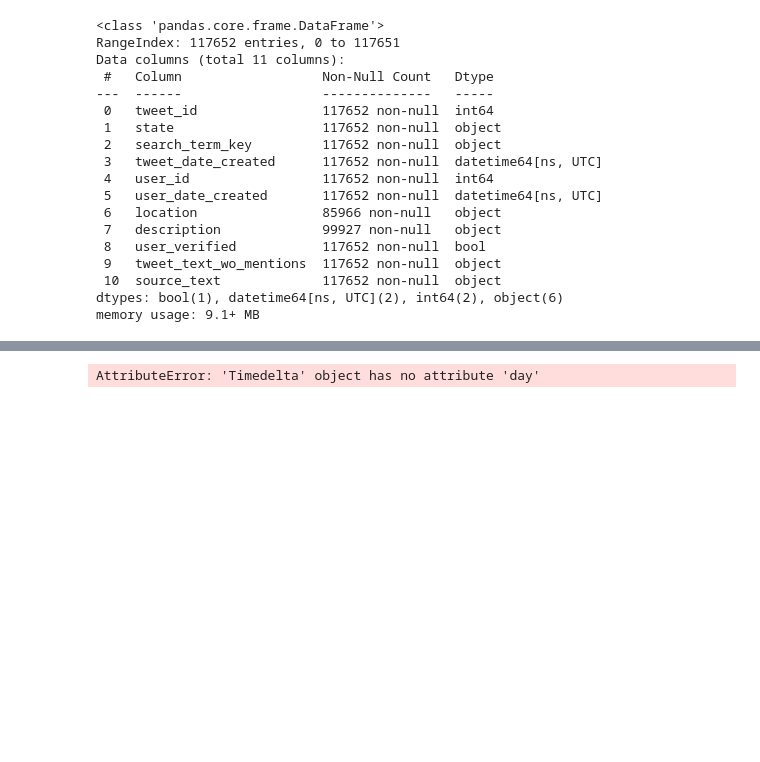
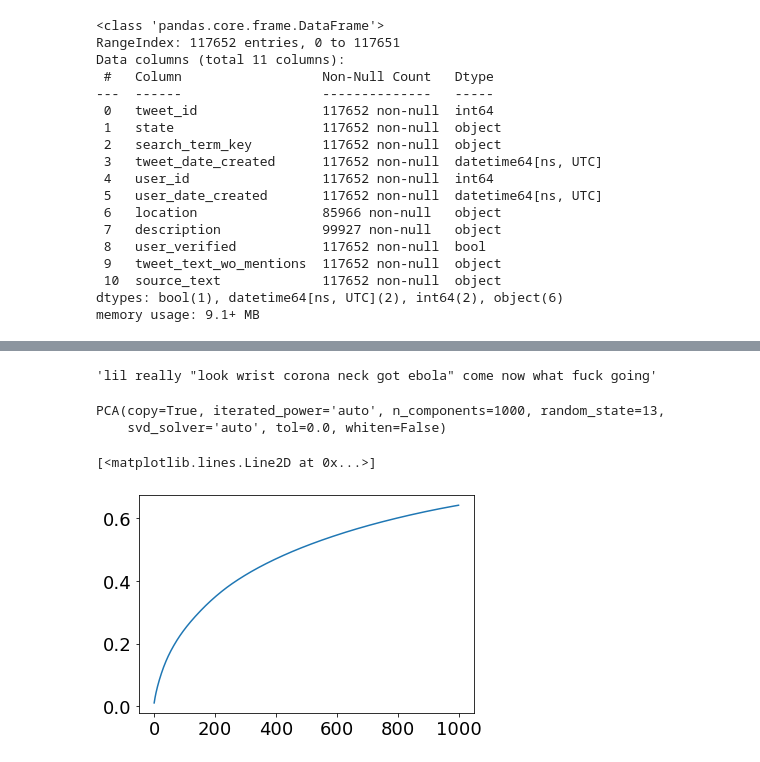
Before and after one commit to connorslagle/micro-blog-demo-targeting, a Jupyter notebook: notebooks/Untitled.ipynb, the cells around one changed output, grey strips where cells are left out. Cells and saved outputs as stored; diff of their text form; code cells hidden in the pictures; blank space fills up the shorter version.

```diff
--- a/notebooks/Untitled.ipynb
+++ b/notebooks/Untitled.ipynb
@@ -46,0 +345,8 @@ acount_age = df['tweet_date_created'] - df['user_date_created']
+# %%
+from nltk.stem import WordNetLemmatizer
+
+lem = WordNetLemmatizer()
+# %%
+import nltk
+nltk.download('wordnet')
+lemmed_tweets = [' '.join([lem.lemmatize(w) for w in tweet.split(' ')]) for tweet in cleaned]
@@ -47,4 +356,16 @@ acount_age = df['tweet_date_created'] - df['user_date_created']
 # %%
-acount_age[0].
+lemmed_tweets[0]
 # %% [output]
-AttributeError: 'Timedelta' object has no attribute 'day'
+'lil really "look wrist corona neck got ebola" come now what fuck going'
+# %%
+X_tweet_lem = vectorizer.fit_transform(lemmed_tweets)
+# %%
+pca.fit(X_tweet_lem.todense())
+# %% [output]
+PCA(copy=True, iterated_power='auto', n_components=1000, random_state=13,
+    svd_solver='auto', tol=0.0, whiten=False)
+# %%
+plt.plot(np.linspace(0,1000,1000),np.cumsum(pca.explained_variance_ratio_))
+# %% [output]
+[<matplotlib.lines.Line2D at 0x...>]
+[figure, added]
```
Also changed, not shown: parts of 41 cells of this notebook, 1 other file.
